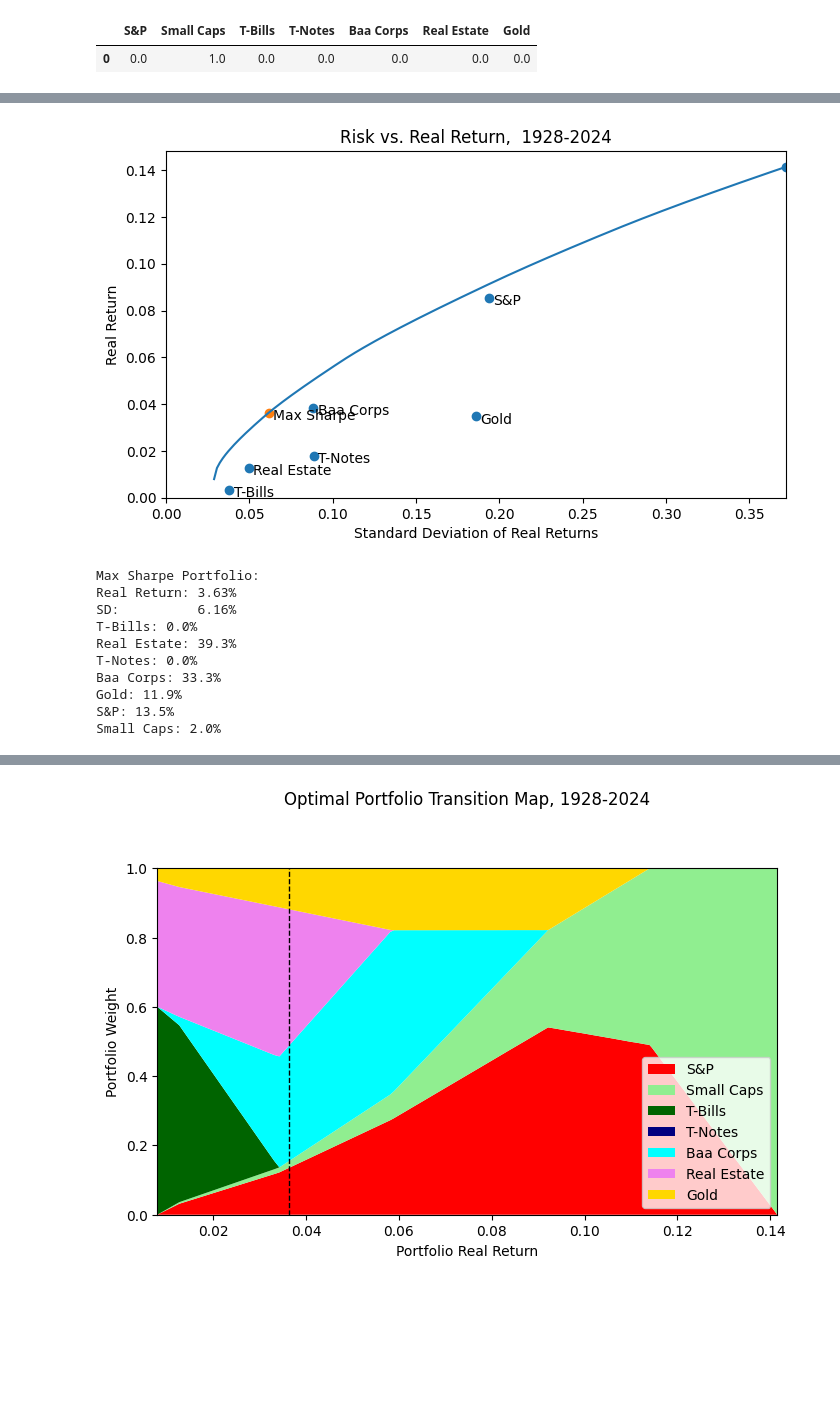
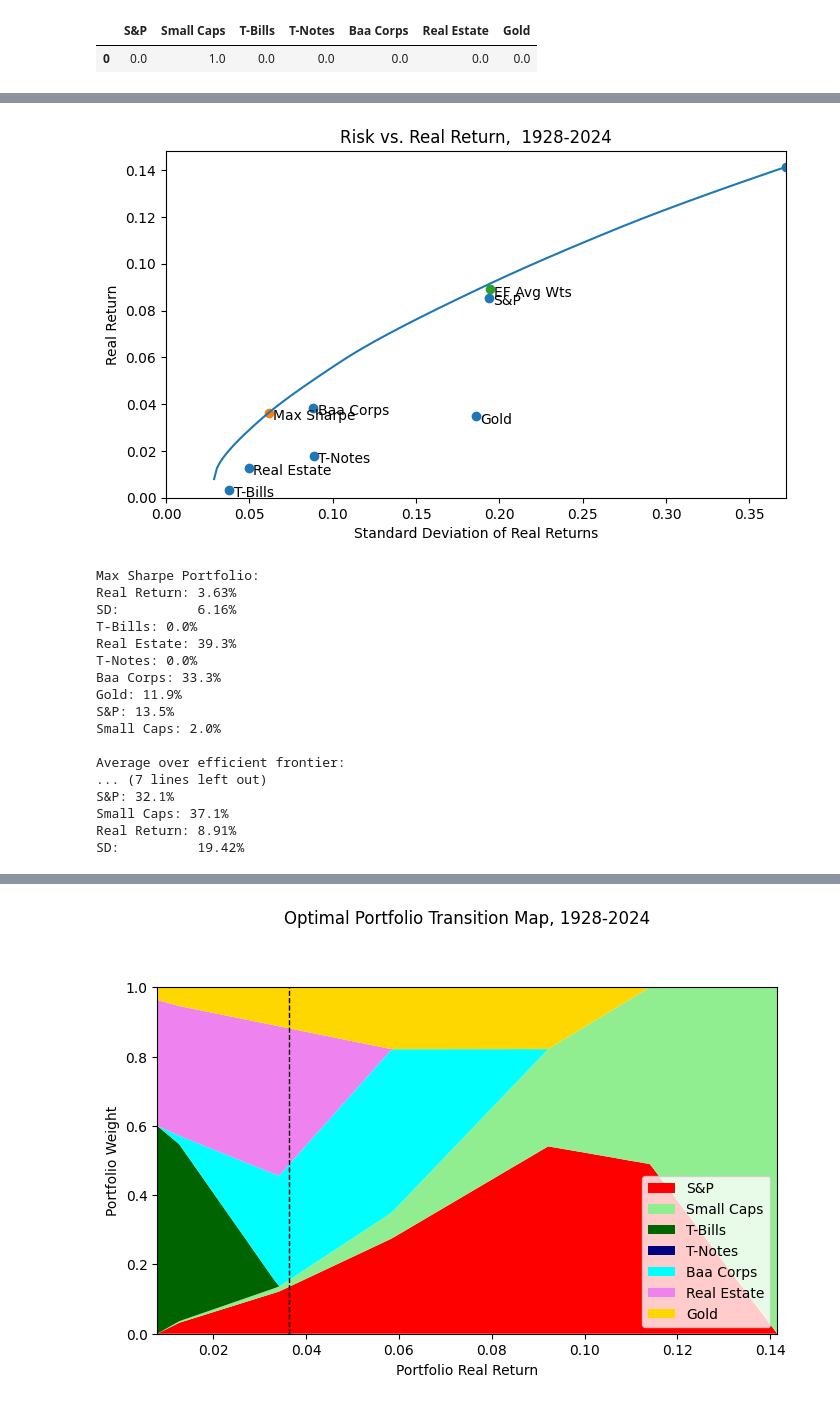
Before and after one commit to druce/portfolio_optimization, a Jupyter notebook: Portfolio optimization.ipynb, the cells around one changed output, grey strips where cells are left out. Saved outputs shown, nothing was run; the diff lists cells and outputs as text; code cells hidden in the pictures; blank space fills up the shorter version.

```diff
--- a/Portfolio optimization.ipynb
+++ b/Portfolio optimization.ipynb
@@ -507,6 +507,14 @@ def plot_efrontier(ret_df, df,
 #     print(max_sharpe_return)
     max_sharpe_std = ret_df.iloc[max_sharpe_index]["std"]
 #     print(max_sharpe_std)
+
+    asset_names = [t for t in ['TIPS', 'T-Bills', 'Real Estate', 'T-Notes', 'Baa Corps', 'Gold', 'S&P', 'Small Caps'] if t in ret_df.columns]
+
+    mean_wts = ret_df[asset_names].mean() # average weights over all efficient portolios
+    temp_ret_df = df[asset_names]         # historical returns
+    avg_ret = temp_ret_df @ mean_wts.values
+    avg_ret_mean = avg_ret.mean()
+    avg_ret_std = avg_ret.std()
 
     plt.figure(figsize=(8, 4.5))
 
@@ -519,38 +527,49 @@ def plot_efrontier(ret_df, df,
     plt.xlabel(xlabel)
     plt.ylabel(ylabel)
     plot_title = "Risk vs. Real Return,  %d-%d" % (df.index[0], df.index[-1]) if title is None else title
     plt.title(plot_title)
 
     # plot the markers
     plt.scatter(asset_vols, mu)
     xoffset = 0.0025
     yoffset = 0.0015
     labels = df.columns
     for i, label in enumerate(labels):
         plt.annotate(label, xy=(asset_vols[i]+xoffset, mu[i]+yoffset), xycoords='data',
                      horizontalalignment='left', verticalalignment='top',
                     )
     plt.scatter([max_sharpe_std], [max_sharpe_return])
     plt.annotate("Max Sharpe", xy=(max_sharpe_std+xoffset, max_sharpe_return+yoffset), xycoords='data',
                  horizontalalignment='left', verticalalignment='top',
                 )
+    plt.scatter([avg_ret_std], [avg_ret_mean])
+    plt.annotate("EF Avg Wts", xy=(avg_ret_std+xoffset, avg_ret_mean+yoffset), xycoords='data',
+                 horizontalalignment='left', verticalalignment='top',
+                )
+    plt.show()
 
-    asset_names = ['TIPS', 'T-Bills', 'Real Estate', 'T-Notes', 'Baa Corps', 'Gold', 'S&P', 'Small Caps']
 
-    plt.show()
     print("Max Sharpe Portfolio:")
     print(f"Real Return: {100*max_sharpe_return:3.2f}%")
     print(f"SD:          {100*max_sharpe_std:3.2f}%")
 
     for col in asset_names:
-        if col in ret_df.columns:
-            print(f"{col}: {100*ret_df.iloc[max_sharpe_index][col]:3.1f}%")
+        print(f"{col}: {100*ret_df.iloc[max_sharpe_index][col]:3.1f}%")
+
+    print()
+    print("Average over efficient frontier:")
+    print(f"Real Return: {100*avg_ret.mean():3.2f}%")
+    print(f"SD:          {100*avg_ret.std():3.2f}%")
+    for col in asset_names:
+        print(f"{col}: {100*mean_wts[col]:3.1f}%")
+    print(f"Real Return: {100*avg_ret_mean:3.2f}%")
+    print(f"SD:          {100*avg_ret_std:3.2f}%")
 
     return max_sharpe_return, max_sharpe_std
 
 max_sharpe_return, max_sharpe_std = plot_efrontier(ret_df, df)
 # %% [output]
-[figure, old version]
+[figure, new version]
 Max Sharpe Portfolio:
 Real Return: 3.63%
 SD:          6.16%
@@ -561,3 +580,10 @@ Baa Corps: 33.3%
 Gold: 11.9%
 S&P: 13.5%
 Small Caps: 2.0%
+
+Average over efficient frontier:
+... (7 lines left out)
+S&P: 32.1%
+Small Caps: 37.1%
+Real Return: 8.91%
+SD:          19.42%
```
Also changed, not shown: parts of 36 cells of this notebook.
